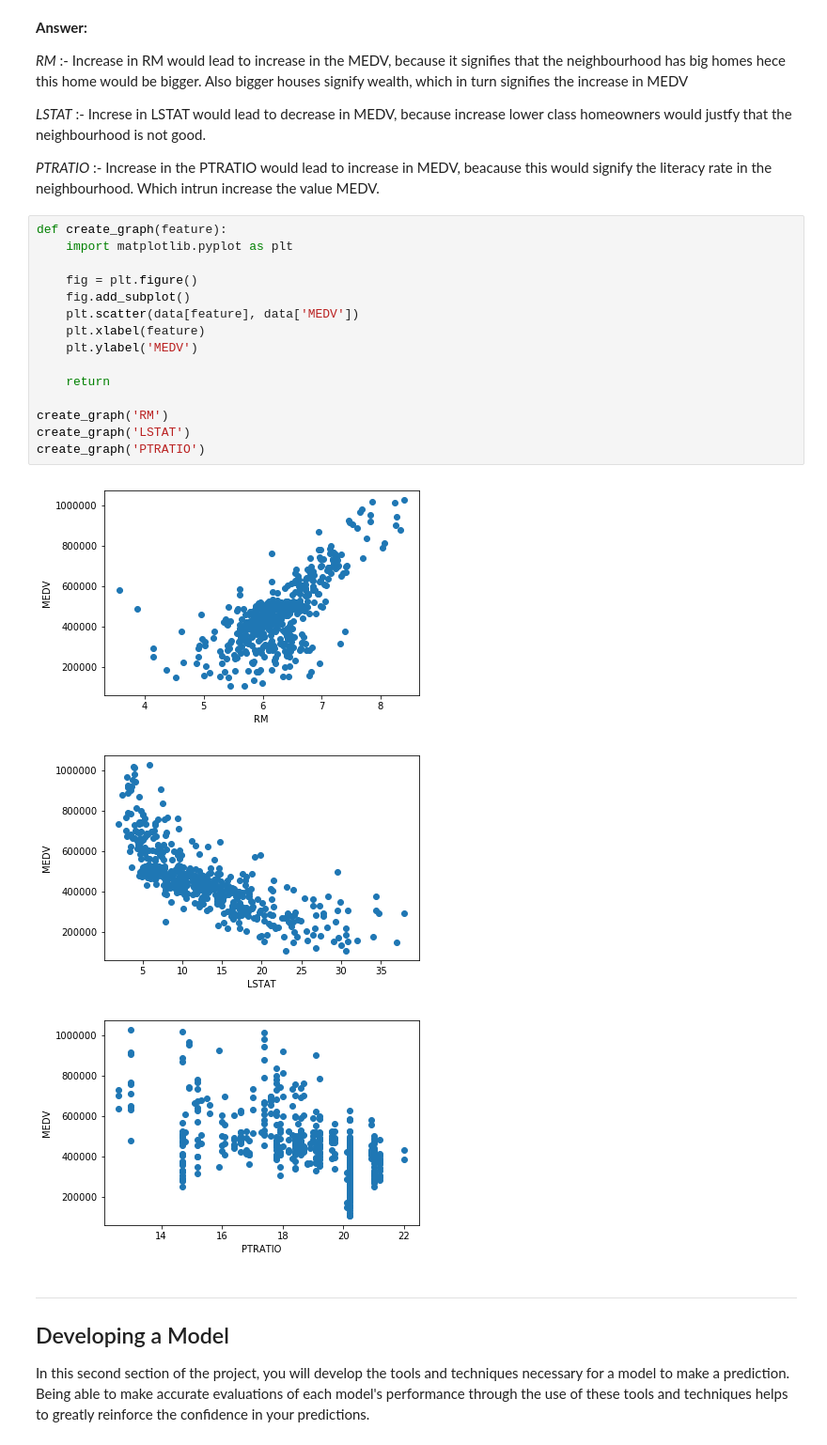
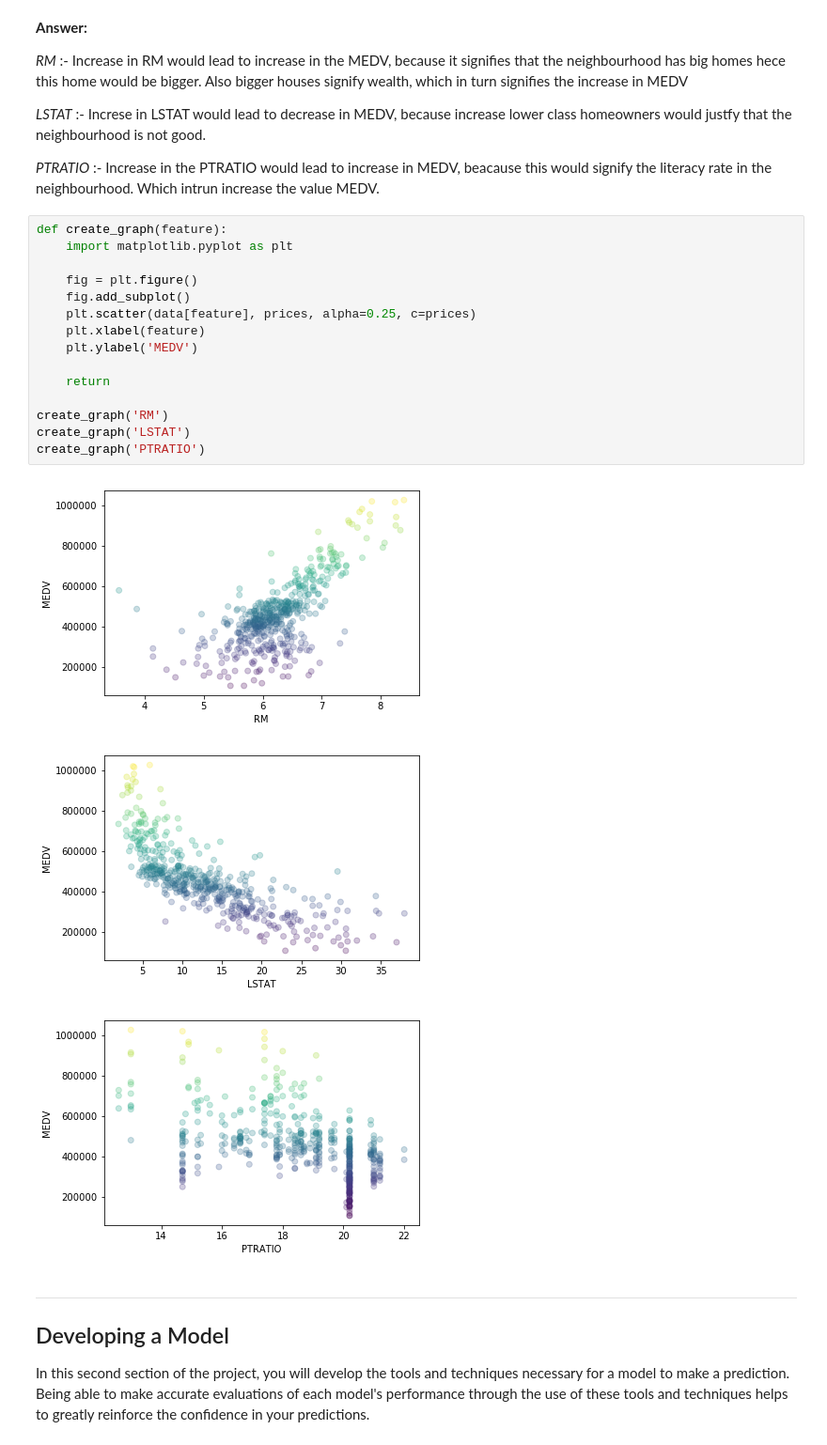
Before and after one commit to zaidhoona/mlnd-boston-housing, a Jupyter notebook: boston_housing.ipynb, the cells around one changed output. Shown at 94% size. Cells and saved outputs as stored; diff of their text form.

Commit message:
Add scatter plots stating the predicted result for the give data.

```diff
--- a/boston_housing.ipynb
+++ b/boston_housing.ipynb
@@ -105,22 +105,22 @@ _Using your intuition, for each of the three features above, do you think that a
 # %%
 def create_graph(feature):
     import matplotlib.pyplot as plt
 
     fig = plt.figure()
     fig.add_subplot()
-    plt.scatter(data[feature], data['MEDV'])
+    plt.scatter(data[feature], prices, alpha=0.25, c=prices)
     plt.xlabel(feature)
     plt.ylabel('MEDV')
 
     return
 
 create_graph('RM')
 create_graph('LSTAT')
 create_graph('PTRATIO')
 # %% [output]
-[figure, old version]
+[figure, new version]
-[figure, old version]
+[figure, new version]
-[figure, old version]
+[figure, new version]
 # %% [markdown]
 ----
 
```
Also changed, not shown: parts of 7 cells of this notebook, 1 other file.
